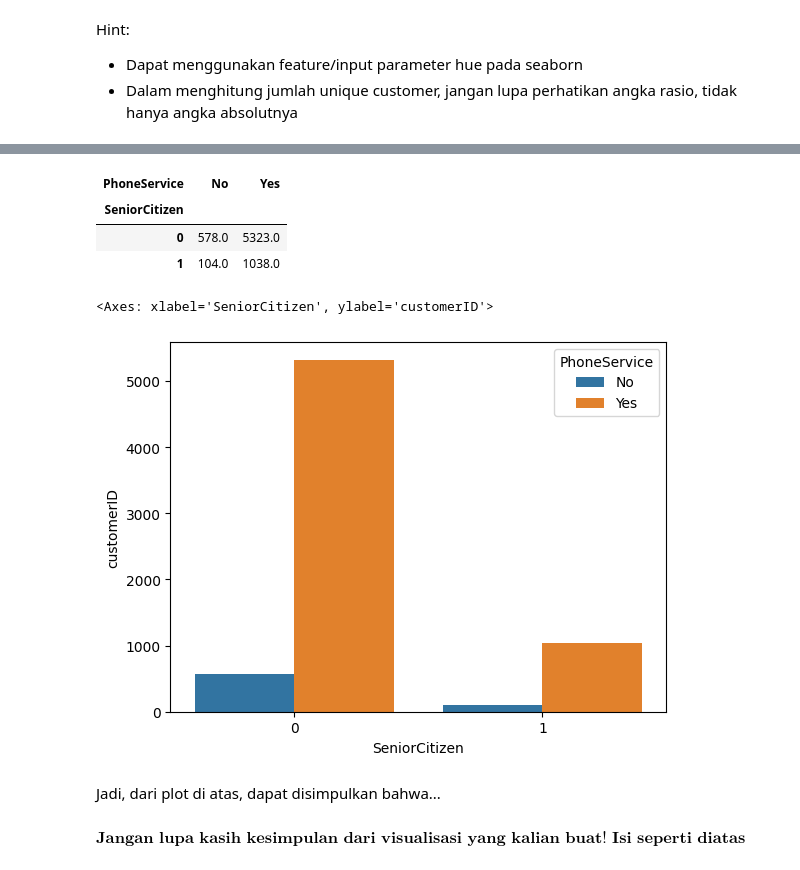
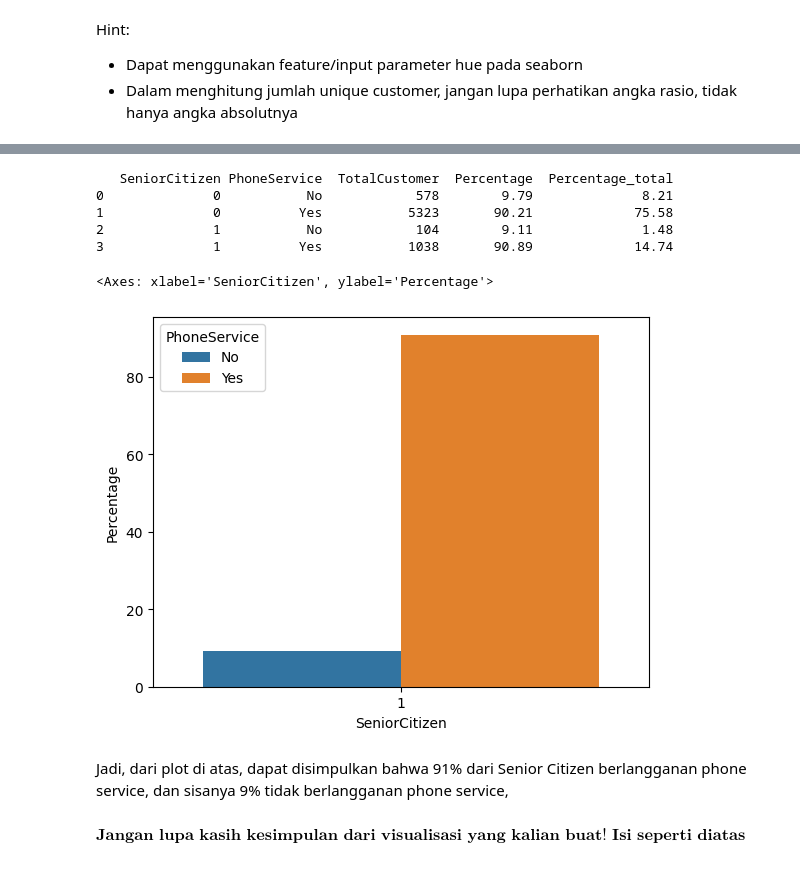
Before and after one commit to agirahmawandi/hw_datavisualitation, a Jupyter notebook: Data Visualization - Template Homework.ipynb, the cells around one changed output, grey strips where cells are left out. Drawn from its saved outputs; the diff is of its cells as text; code cells hidden in the pictures.

Commit message:
edit barplot soal no 3

```diff
--- a/Data Visualization - Template Homework.ipynb
+++ b/Data Visualization - Template Homework.ipynb
@@ -117,18 +128,35 @@ df_sc
-# %%
-df_pv  = df_sc.pivot_table(index="SeniorCitizen", columns="PhoneService", values="customerID")
-df_pv
-# %% [output]
-| PhoneService | No | Yes |
-| SeniorCitizen |  |  |
-| 0 | 578.0 | 5323.0 |
-| 1 | 104.0 | 1038.0 |
+# %%
+df_grp = (
+    df.groupby(['SeniorCitizen', 'PhoneService'])
+      .agg(TotalCustomer=('customerID', 'nunique'))
+      .reset_index()
+      .assign(
+          Percentage=lambda d: (
+              d.groupby('SeniorCitizen')['TotalCustomer']
+               .transform(lambda x: (x / x.sum() * 100).round(2))
+          ),
+            Percentage_total=lambda x: (
+              x['TotalCustomer'] / x['TotalCustomer'].sum() * 100
+          ).round(2)
+
+      )
+)
+
+# df_grp = df_grp[df_grp['SeniorCitizen'] == 1]   # filter di sini
+print(df_grp)
+# %% [output]
+   SeniorCitizen PhoneService  TotalCustomer  Percentage  Percentage_total
+0              0           No            578        9.79              8.21
+1              0          Yes           5323       90.21             75.58
+2              1           No            104        9.11              1.48
+3              1          Yes           1038       90.89             14.74
 # %%
-sns.barplot(x='SeniorCitizen',y='customerID',data=df_sc, hue='PhoneService')
+sns.barplot(x='SeniorCitizen',y='Percentage',data=df_grp[df_grp['SeniorCitizen']==1], hue='PhoneService')
 # %% [output]
-<Axes: xlabel='SeniorCitizen', ylabel='customerID'>
+<Axes: xlabel='SeniorCitizen', ylabel='Percentage'>
-[figure, old version]
+[figure, new version]
 # %% [markdown]
-Jadi, dari plot di atas, dapat disimpulkan bahwa...
+Jadi, dari plot di atas, dapat disimpulkan bahwa 91% dari Senior Citizen berlangganan phone service, dan sisanya 9% tidak berlangganan phone service,
 # %% [markdown]
 $\textbf{Jangan lupa kasih kesimpulan dari visualisasi yang kalian buat! Isi seperti diatas ya}$
 # %% [markdown]
```
Also changed, not shown: parts of 2 cells of this notebook, 1 other file.
